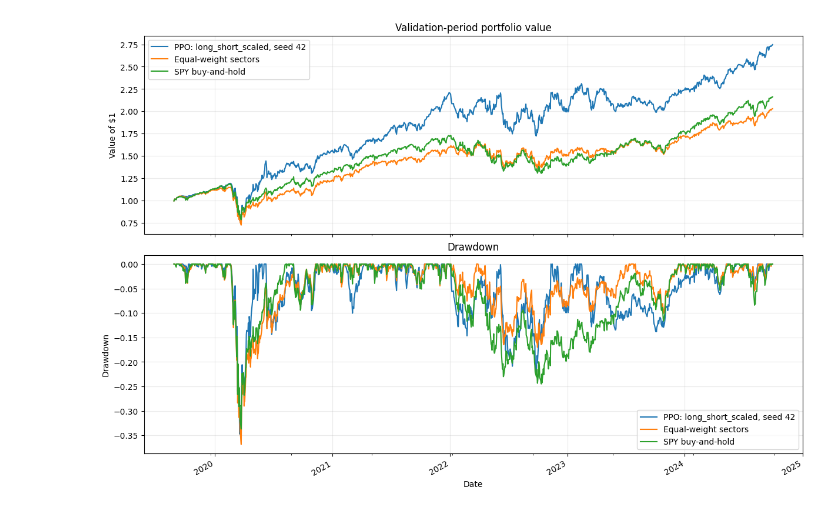
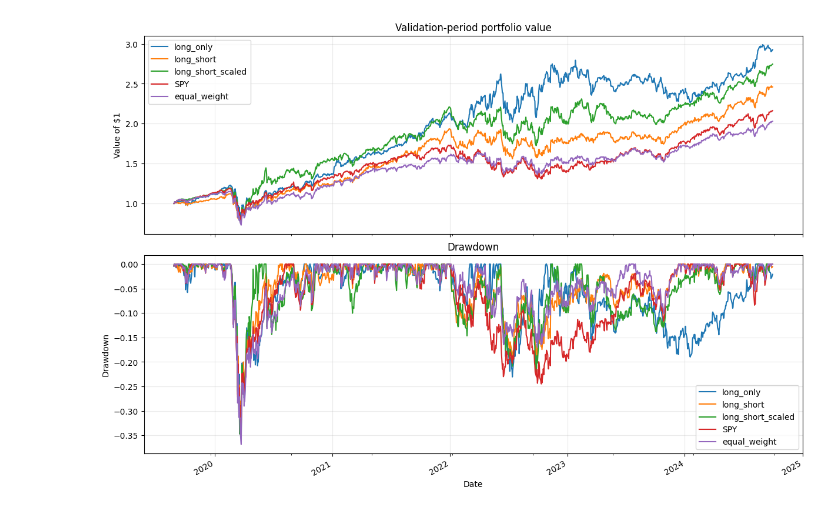
Before and after one commit to hankrugg/RLPortfolioManagement, a Jupyter notebook: notebooks/04_benchmark_analysis.ipynb, the cells around one changed output. Cells and saved outputs as stored; diff of their text form; code cells hidden in the pictures.

```diff
--- a/notebooks/04_benchmark_analysis.ipynb
+++ b/notebooks/04_benchmark_analysis.ipynb
@@ -133,12 +112,31 @@ def run_spy_benchmark(returns):
 # %%
-equal_weight_results = run_equal_weight_benchmark(sector_returns)
-spy_results = run_spy_benchmark(spy_returns)
+if "SPY" in MODELS_TO_COMPARE or "equal_weight" in MODELS_TO_COMPARE:
+    validation_dates = pd.read_csv(
+        VALIDATION_DATES_PATH, usecols=["date"], parse_dates=["date"]
+    )["date"]
+    market_returns = (
+        pd.read_csv(
+            FEATURE_PATH,
+            usecols=["date", "symbol", "return_1d"],
+            parse_dates=["date"],
+        )
+        .pivot(index="date", columns="symbol", values="return_1d")
+        .loc[validation_dates]
+    )
 
-strategy_results = {
-    **{
-        f"PPO: {ACTIVE_EXPERIMENT}, seed {seed}": results
-        for seed, results in active_results_by_seed.items()
-    },
-    "Equal-weight sectors": equal_weight_results,
-    "SPY buy-and-hold": spy_results,
-}
+strategy_results = {}
+for model_name in MODELS_TO_COMPARE:
+    if model_name == "SPY":
+        strategy_results[model_name] = run_spy_benchmark(market_returns["SPY"])
+    elif model_name == "equal_weight":
+        strategy_results[model_name] = run_equal_weight_benchmark(
+            market_returns[TRADABLE_SYMBOLS]
+        )
+    else:
+        strategy_results[model_name] = model_results[model_name]
+
+validation_dates = next(iter(strategy_results.values())).index
+print(
+    f"Comparison period: {validation_dates.min().date()} through "
+    f"{validation_dates.max().date()} ({len(validation_dates)} days)"
+)
@@ -198,28 +196,28 @@ display(comparison_table.style.format("{:.3f}"))
 # %%
 wealth = pd.DataFrame(
     {
         strategy: (1 + results["net_return"]).cumprod()
         for strategy, results in strategy_results.items()
     }
 )
-drawdowns = wealth / wealth.cummax() - 1
+drawdowns = wealth / wealth.cummax().clip(lower=1.0) - 1
 
 figure, axes = plt.subplots(
     2, 1, figsize=(12, 8), sharex=True, constrained_layout=True
 )
 wealth.plot(ax=axes[0])
 axes[0].set_title("Validation-period portfolio value")
 axes[0].set_ylabel("Value of $1")
 
 drawdowns.plot(ax=axes[1])
 axes[1].set_title("Drawdown")
 axes[1].set_ylabel("Drawdown")
 axes[1].set_xlabel("Date")
 
 for axis in axes:
     axis.grid(alpha=0.25)
 
 plt.show()
 # %% [output]
-[figure, old version]
+[figure, new version]
 # %% [markdown]
```
Also changed, not shown: parts of 16 cells of this notebook, 13 other files.
